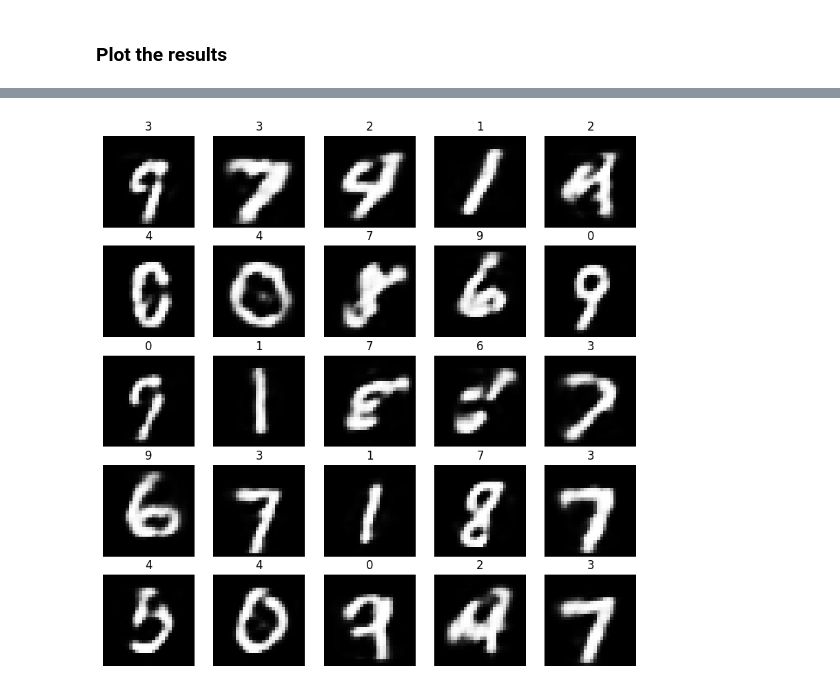
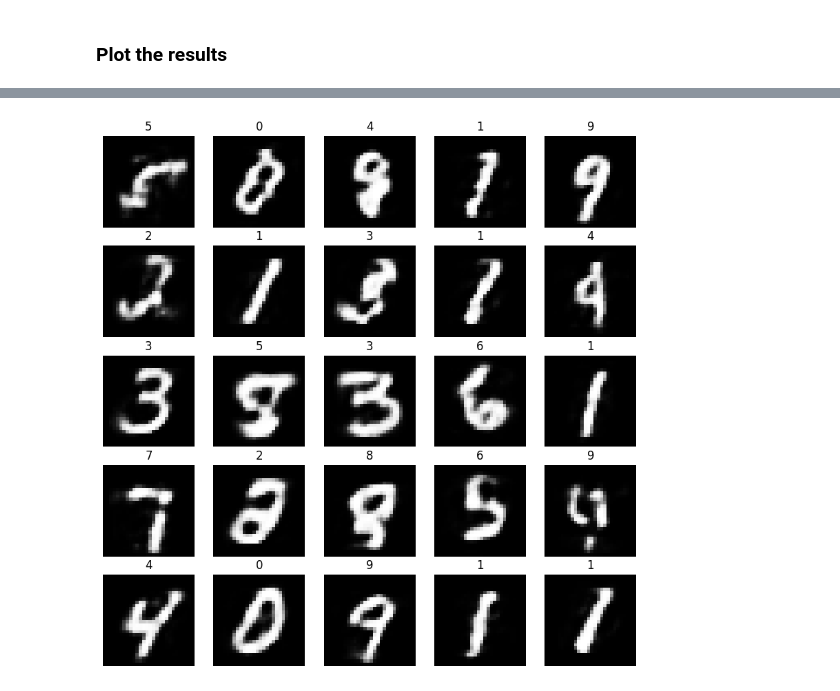
Before and after one commit to rossetl/annaDCA, a Jupyter notebook: develop.ipynb, the cells around one changed output, grey strips where cells are left out. Saved outputs shown, nothing was run; the diff lists cells and outputs as text; code cells hidden in the pictures.

```diff
--- a/develop.ipynb
+++ b/develop.ipynb
@@ -121,0 +83,12 @@ fig = plot_PCA(
+# %%
+# Plot the eigenvalues history. first row is the weight matrix, second row is the label matrix. xaxis is shared and there is no border between the plots
+fig, ax = plt.subplots(2, 1, figsize=(6, 4), sharex=True, gridspec_kw={'hspace': 0})
+ax[0].plot(updates, eigenvalues, lw=1)
+ax[1].plot(updates, eigenvalues_labels, lw=1)
+ax[1].set_xlabel("Training time (updates)")
+ax[0].set_ylabel("Weight matrix")
+ax[1].set_ylabel("Label matrix")
+#ax[0].set_xscale("log")
+#ax[1].set_yscale("log")
+#ax[0].set_yscale("log")
+ax[0].set_title("Eigenvalues history");
@@ -121,0 +97,9 @@ fig = plot_PCA(
+# %%
+# Visualize the first 25 chains as mnist images with the corresponding labels
+l = chains["label"]
+first_25_labels = dataset.to_label(l)[:25]
+fig, axes = plt.subplots(5, 5, figsize=(10, 10))
+for i, ax in enumerate(axes.flat):
+    ax.imshow(chains[i].cpu().numpy().reshape(28, 28), cmap='gray')
+    ax.axis('off')
+    ax.set_title(labels_chains[i])
@@ -121,0 +110,12 @@ fig = plot_PCA(
+# %%
+rbm.load(fname_model, device=device, dtype=dtype)
+init_chains = rbm.init_chains(num_samples=dataset.__len__())
+cond_chains = rbm.sample_conditioned(
+    gibbs_steps=1000,
+    chains=init_chains,
+    targets=dataset.labels_one_hot,
+)
+# %%
+cond_chains_proj = cond_chains.view(len(cond_chains), -1) @ Vt.T / cond_chains.shape[1]**0.5
+cond_chains_labels = labels_data
+cond_chains_proj = cond_chains_proj.cpu().numpy()
@@ -122,9 +161,9 @@ fig = plot_PCA(
 # %%
 # Visualize the first 25 chains as mnist images with the corresponding labels
 fig, axes = plt.subplots(5, 5, figsize=(10, 10))
 for i, ax in enumerate(axes.flat):
-    ax.imshow(mv[i].cpu().numpy().reshape(28, 28), cmap='gray')
+    ax.imshow(cond_chains["visible"][i].cpu().numpy().reshape(28, 28), cmap='gray')
     ax.axis('off')
-    ax.set_title(labels_chains[i])
+    ax.set_title(cond_chains_labels[i])
 # %% [output]
-[figure, old version]
+[figure, new version]
```
Also changed, not shown: parts of 21 cells of this notebook, 18 other files.
